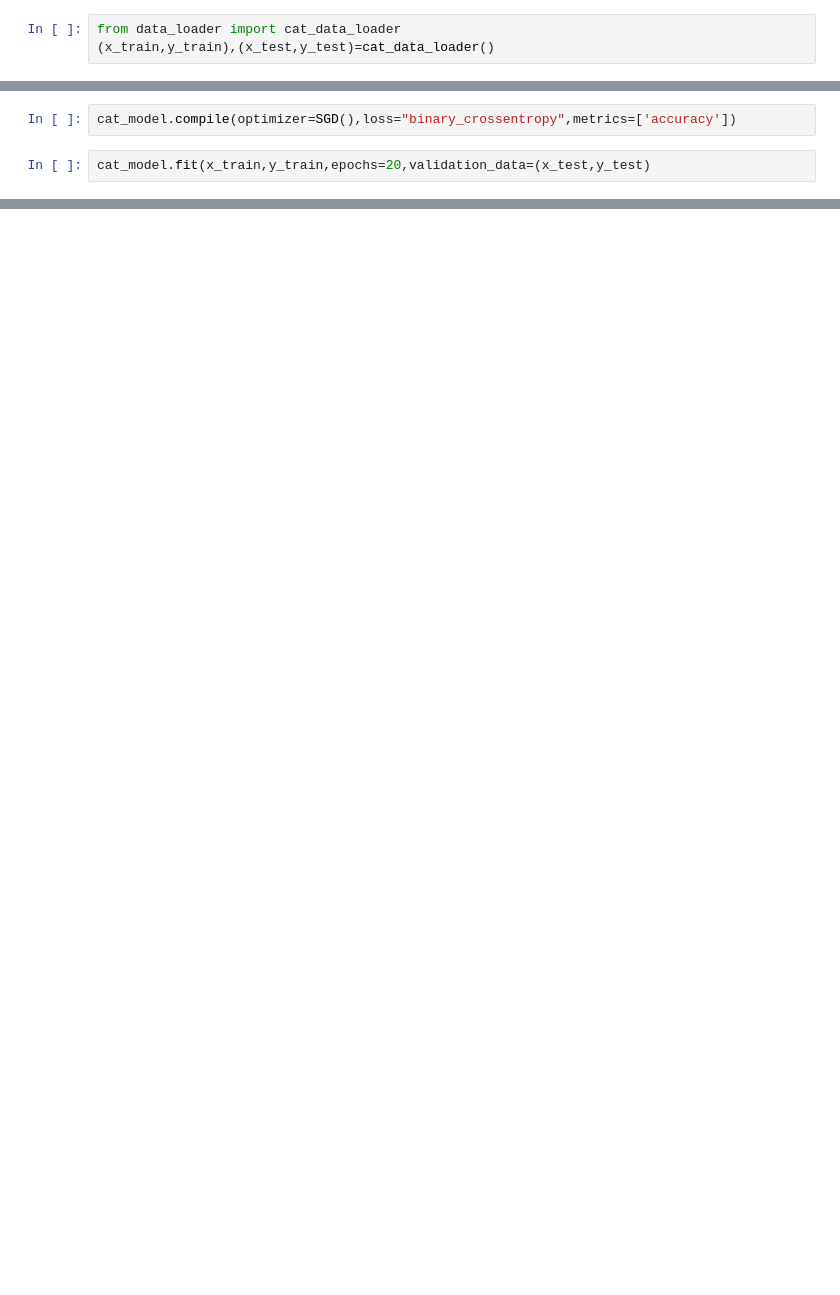
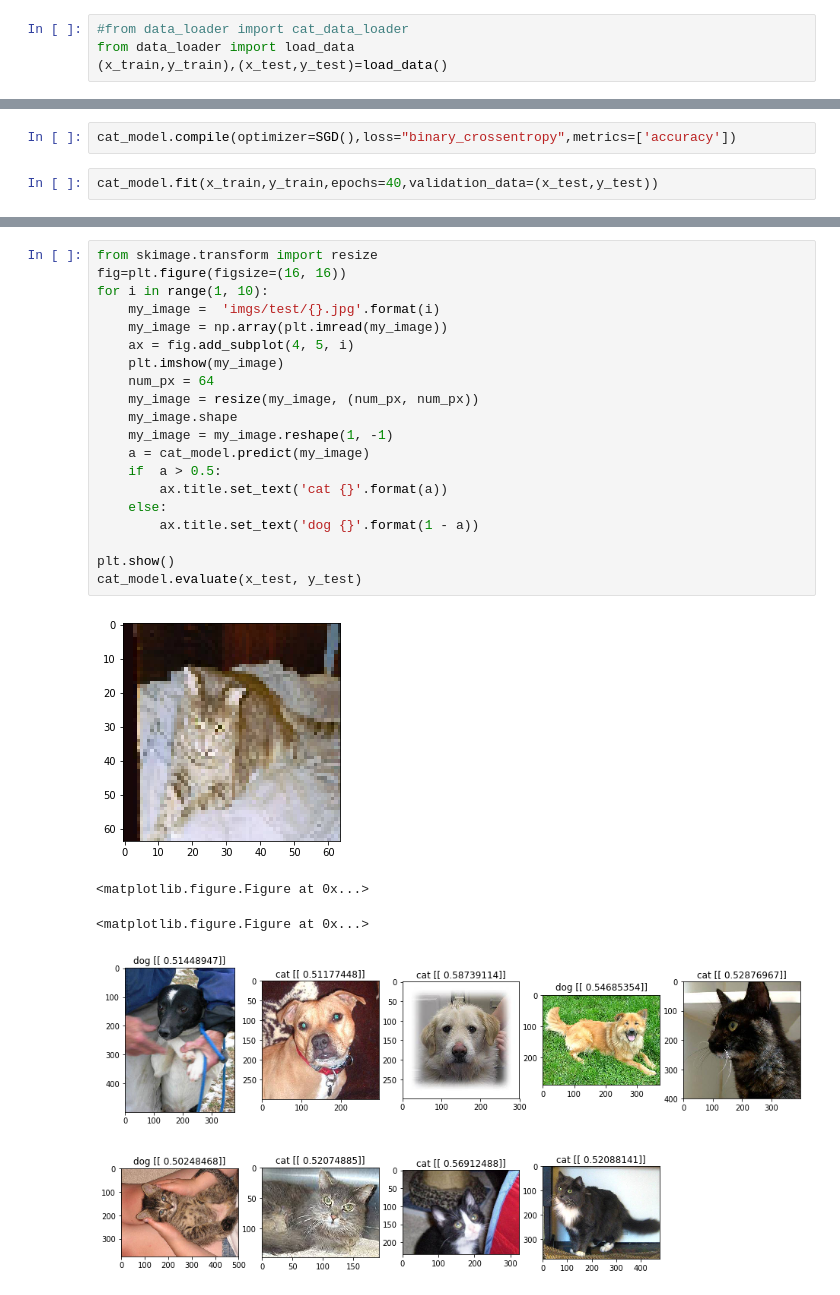
Before and after one commit to nilzxq/Keras-, a Jupyter notebook: 4.猫咪识别器.ipynb, the cells around one changed output, grey strips where cells are left out. Cells and saved outputs as stored; diff of their text form; blank space fills up the shorter version.

```diff
--- a/4.猫咪识别器.ipynb
+++ b/4.猫咪识别器.ipynb
@@ -8,3 +10,4 @@ from keras.optimizers import SGD
 # %%
-from data_loader import cat_data_loader
-(x_train,y_train),(x_test,y_test)=cat_data_loader()
+#from data_loader import cat_data_loader
+from data_loader import load_data
+(x_train,y_train),(x_test,y_test)=load_data()
@@ -70,5 +77,5 @@ _________________________________________________________________
 # %%
 cat_model.compile(optimizer=SGD(),loss="binary_crossentropy",metrics=['accuracy'])
 # %%
-cat_model.fit(x_train,y_train,epochs=20,validation_data=(x_test,y_test)
+cat_model.fit(x_train,y_train,epochs=40,validation_data=(x_test,y_test))
 # %% [output]
@@ -75,0 +100,25 @@ SyntaxError: unexpected EOF while parsing (<ipython-input-29-aed7ab6ae76d>, line
+# %%
+from skimage.transform import resize
+fig=plt.figure(figsize=(16, 16))
+for i in range(1, 10):
+    my_image =  'imgs/test/{}.jpg'.format(i)
+    my_image = np.array(plt.imread(my_image))
+    ax = fig.add_subplot(4, 5, i)
+    plt.imshow(my_image)
+    num_px = 64
+    my_image = resize(my_image, (num_px, num_px))
+    my_image.shape
+    my_image = my_image.reshape(1, -1)
+    a = cat_model.predict(my_image)
+    if  a > 0.5:
+        ax.title.set_text('cat {}'.format(a))
+    else:
+        ax.title.set_text('dog {}'.format(1 - a))
+
+plt.show()
+cat_model.evaluate(x_test, y_test)
+# %% [output]
+[figure, added]
+<matplotlib.figure.Figure at 0x...>
+<matplotlib.figure.Figure at 0x...>
+[figure, added]
```
Also changed, not shown: parts of 12 cells of this notebook, 16 other files.
